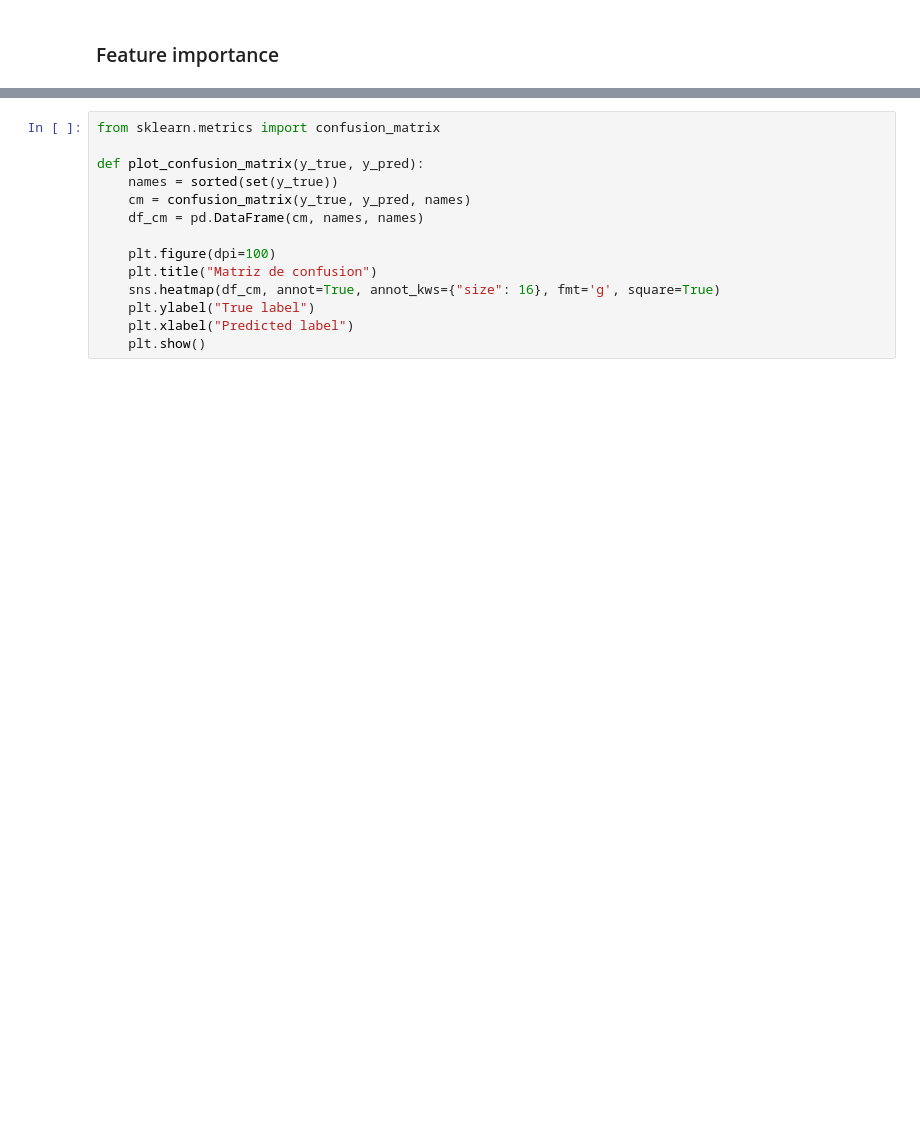
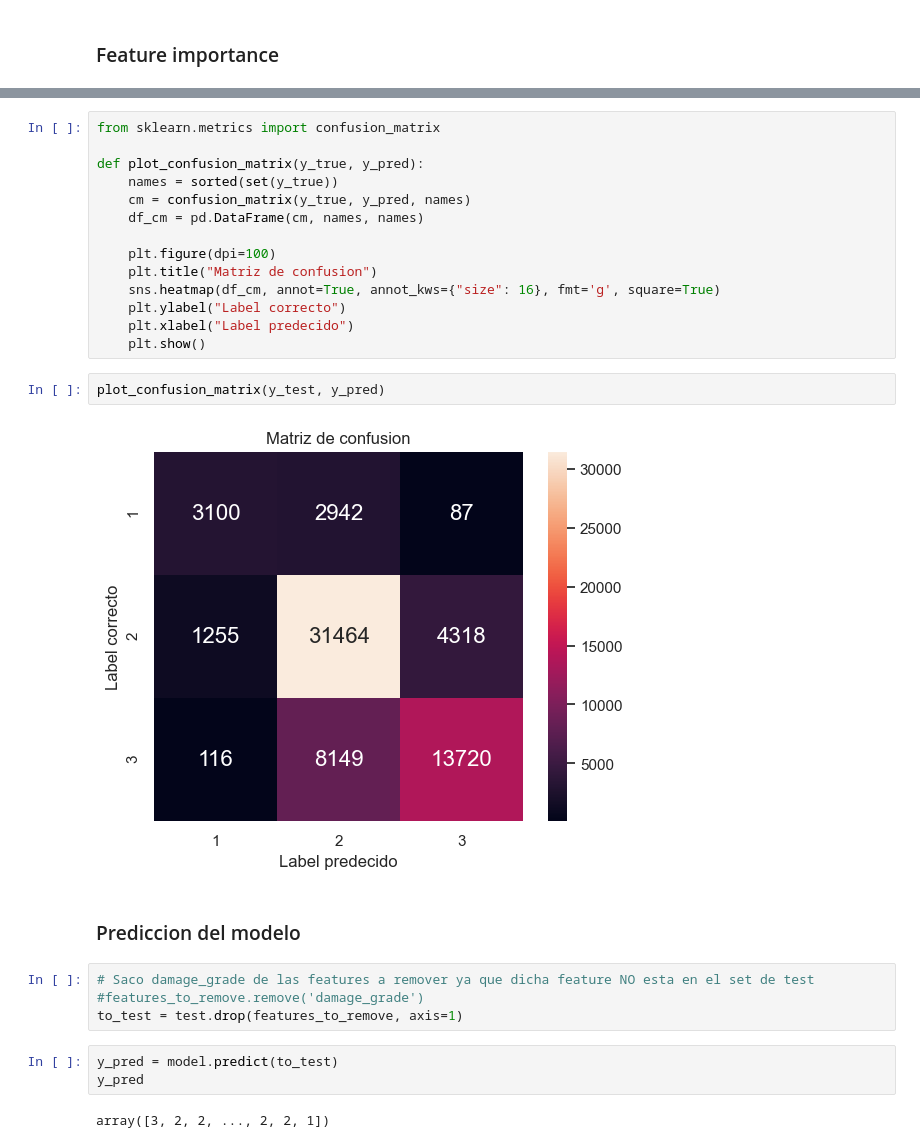
Before and after one commit to FacuMastri/richters-predictor-earthquake, a Jupyter notebook: tp2/LightGBM.ipynb, the cells around one changed output, grey strips where cells are left out. Cells and saved outputs as stored; diff of their text form; blank space fills up the shorter version.

```diff
--- a/tp2/LightGBM.ipynb
+++ b/tp2/LightGBM.ipynb
@@ -157,6 +209,21 @@ def plot_confusion_matrix(y_true, y_pred):
     plt.figure(dpi=100)
     plt.title("Matriz de confusion")
     sns.heatmap(df_cm, annot=True, annot_kws={"size": 16}, fmt='g', square=True)
-    plt.ylabel("True label")
-    plt.xlabel("Predicted label")
+    plt.ylabel("Label correcto")
+    plt.xlabel("Label predecido")
     plt.show()
+# %%
+plot_confusion_matrix(y_test, y_pred)
+# %% [output]
+[figure, added]
+# %% [markdown]
+### Prediccion del modelo
+# %%
+# Saco damage_grade de las features a remover ya que dicha feature NO esta en el set de test
+#features_to_remove.remove('damage_grade')
+to_test = test.drop(features_to_remove, axis=1)
+# %%
+y_pred = model.predict(to_test)
+y_pred
+# %% [output]
+array([3, 2, 2, ..., 2, 2, 1])
```
Also changed, not shown: parts of 17 cells of this notebook.
